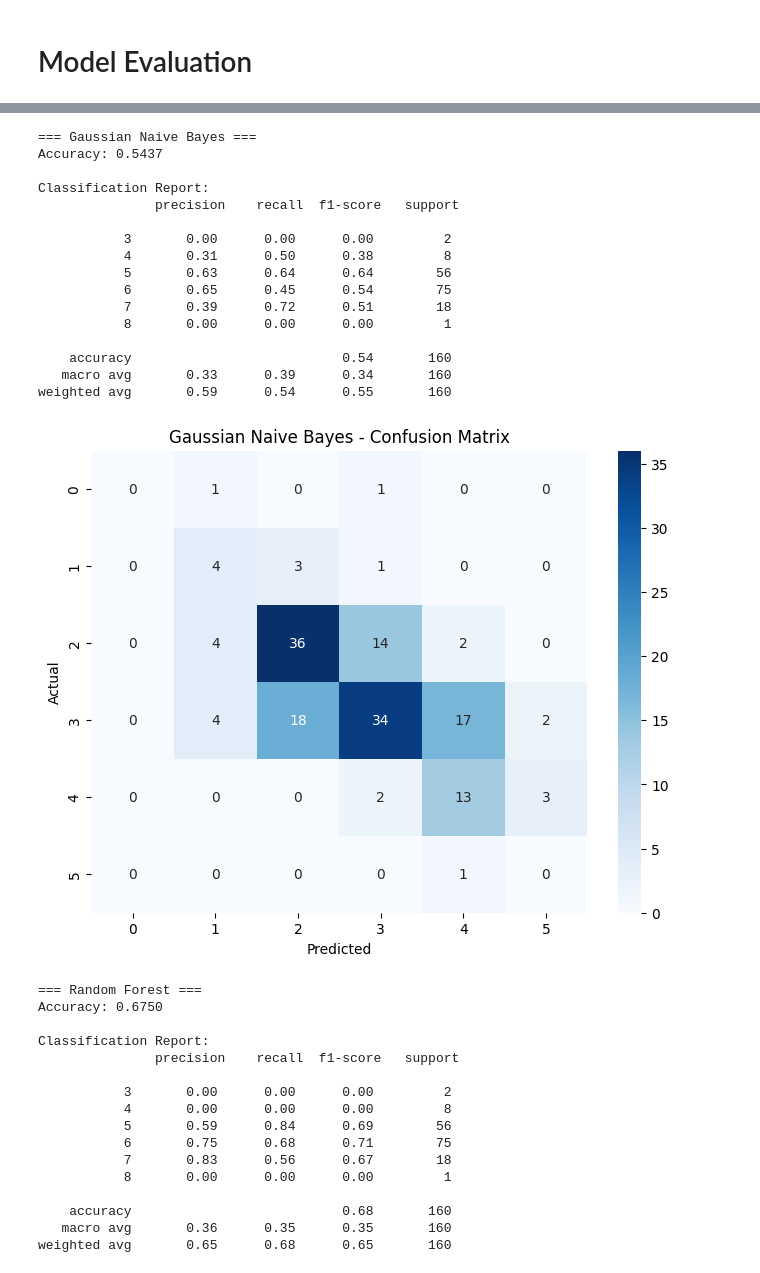
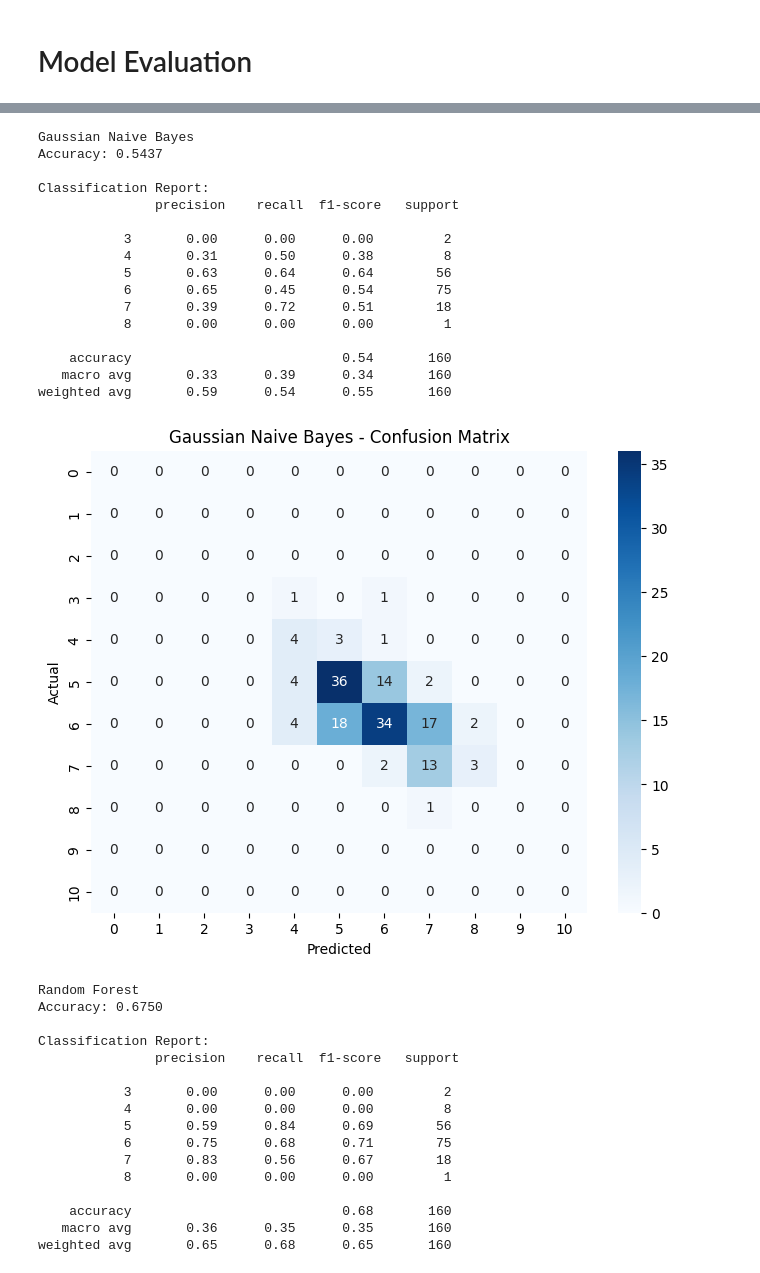
Before and after one commit to suren2003ah7/WineQualityClassifier, a Jupyter notebook: wineClassifier.ipynb, the cells around one changed output, grey strips where cells are left out. Cells and saved outputs as stored; diff of their text form; code cells hidden in the pictures.

```diff
--- a/wineClassifier.ipynb
+++ b/wineClassifier.ipynb
@@ -494,7 +494,7 @@ import seaborn as sns
 import matplotlib.pyplot as plt
 
 def evaluate_model(name, model, X_test, y_test, is_custom=False):
-    print(f"\n=== {name} ===")
+    print(f"\n{name}")
     if is_custom:
         y_pred = model.predict(X_test)
     else:
@@ -504,7 +504,9 @@ def evaluate_model(name, model, X_test, y_test, is_custom=False):
     print(f"Accuracy: {acc:.4f}")
     print("\nClassification Report:\n", classification_report(y_test, y_pred, zero_division=0))
 
-    cm = confusion_matrix(y_test, y_pred)
+
+    all_classes = list(range(0, 11))
+    cm = confusion_matrix(y_test, y_pred, labels=all_classes)
     plt.figure(figsize=(8, 6))
     sns.heatmap(cm, annot=True, fmt="d", cmap="Blues")
     plt.title(f"{name} - Confusion Matrix")
@@ -541,21 +543,21 @@ weighted avg       0.62      0.56      0.57       160
-=== Gaussian Naive Bayes ===
+Gaussian Naive Bayes
 Accuracy: 0.5437
 
 Classification Report:
                precision    recall  f1-score   support
 
            3       0.00      0.00      0.00         2
            4       0.31      0.50      0.38         8
            5       0.63      0.64      0.64        56
            6       0.65      0.45      0.54        75
            7       0.39      0.72      0.51        18
            8       0.00      0.00      0.00         1
 
     accuracy                           0.54       160
    macro avg       0.33      0.39      0.34       160
 weighted avg       0.59      0.54      0.55       160
-[figure, old version]
+[figure, new version]
-=== Random Forest ===
+Random Forest
 Accuracy: 0.6750
 
 Classification Report:
```
Also changed, not shown: parts of 1 cell of this notebook.
